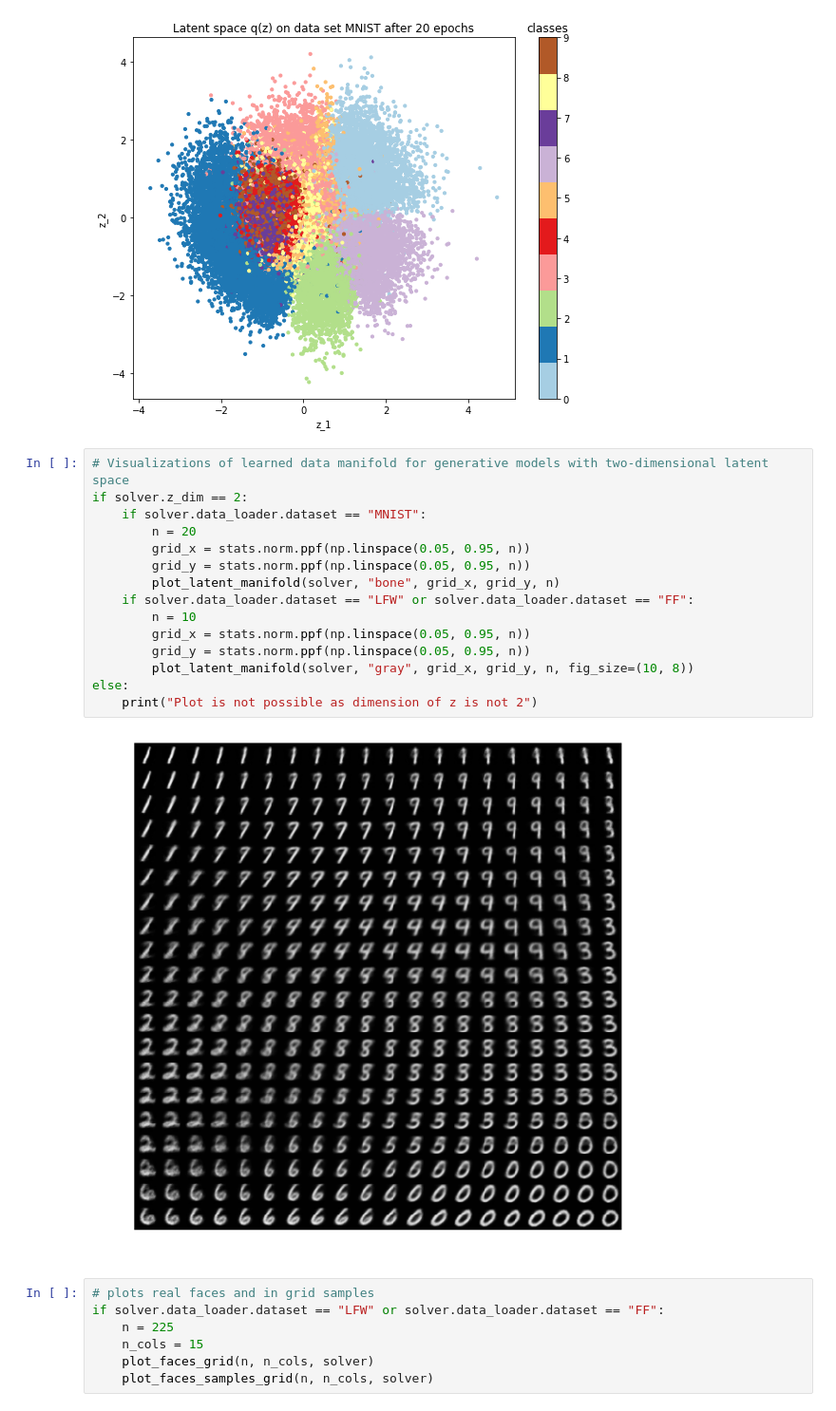
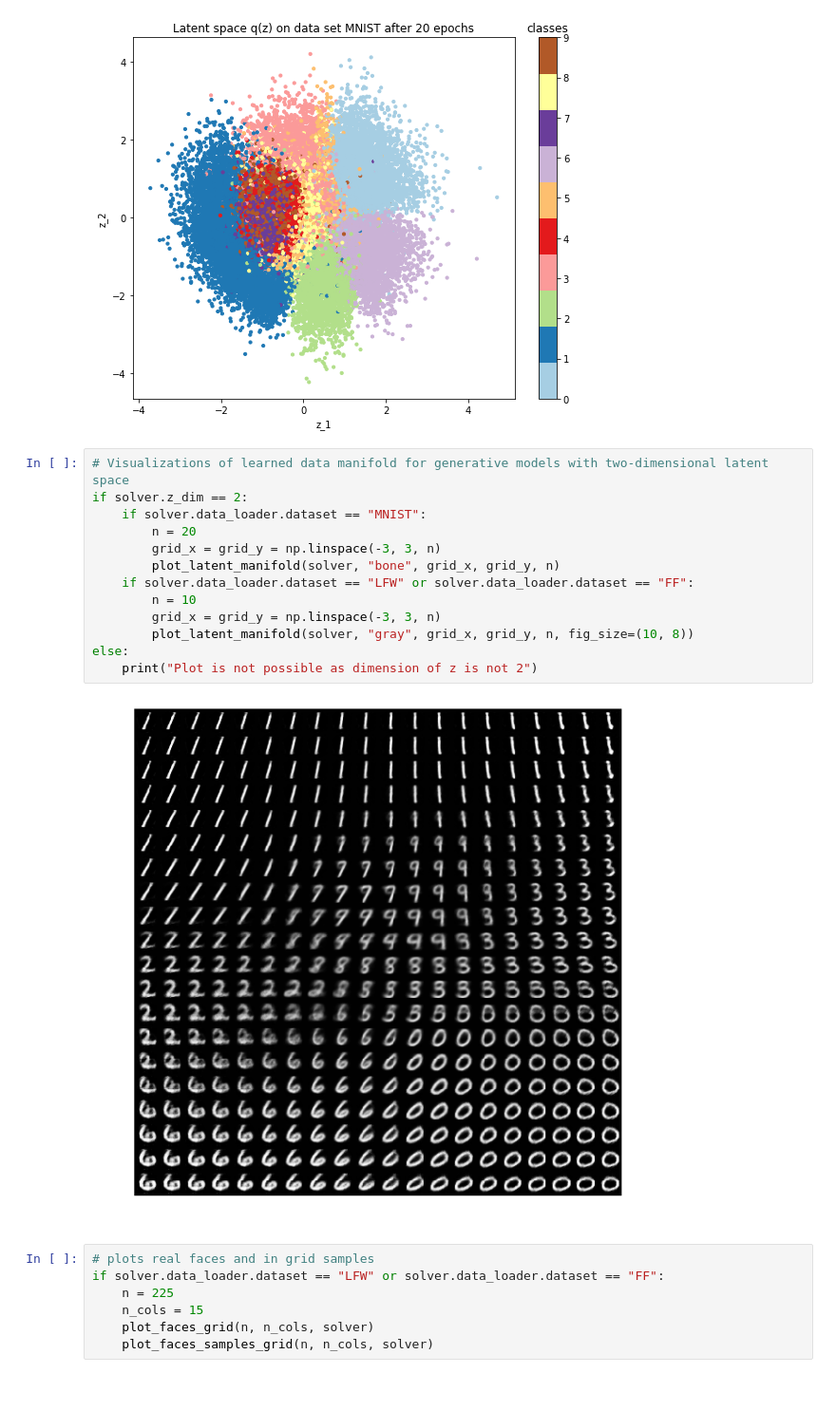
Before and after one commit to matthiasbrix/vae-models, a Jupyter notebook: src/1_vae.ipynb, the cells around one changed output. Shown at 95% size. Drawn from its saved outputs; the diff is of its cells as text.

```diff
--- a/src/1_vae.ipynb
+++ b/src/1_vae.ipynb
@@ -176,20 +176,18 @@ else:
 # %%
 # Visualizations of learned data manifold for generative models with two-dimensional latent space
 if solver.z_dim == 2:
     if solver.data_loader.dataset == "MNIST":
         n = 20
-        grid_x = stats.norm.ppf(np.linspace(0.05, 0.95, n))
-        grid_y = stats.norm.ppf(np.linspace(0.05, 0.95, n))
+        grid_x = grid_y = np.linspace(-3, 3, n)
         plot_latent_manifold(solver, "bone", grid_x, grid_y, n)
     if solver.data_loader.dataset == "LFW" or solver.data_loader.dataset == "FF":
         n = 10
-        grid_x = stats.norm.ppf(np.linspace(0.05, 0.95, n))
-        grid_y = stats.norm.ppf(np.linspace(0.05, 0.95, n))
+        grid_x = grid_y = np.linspace(-3, 3, n)
         plot_latent_manifold(solver, "gray", grid_x, grid_y, n, fig_size=(10, 8))
 else:
     print("Plot is not possible as dimension of z is not 2")
 # %% [output]
-[figure, old version]
+[figure, new version]
 # %%
 # plots real faces and in grid samples
 if solver.data_loader.dataset == "LFW" or solver.data_loader.dataset == "FF":
```
Also changed, not shown: 2 other files.
